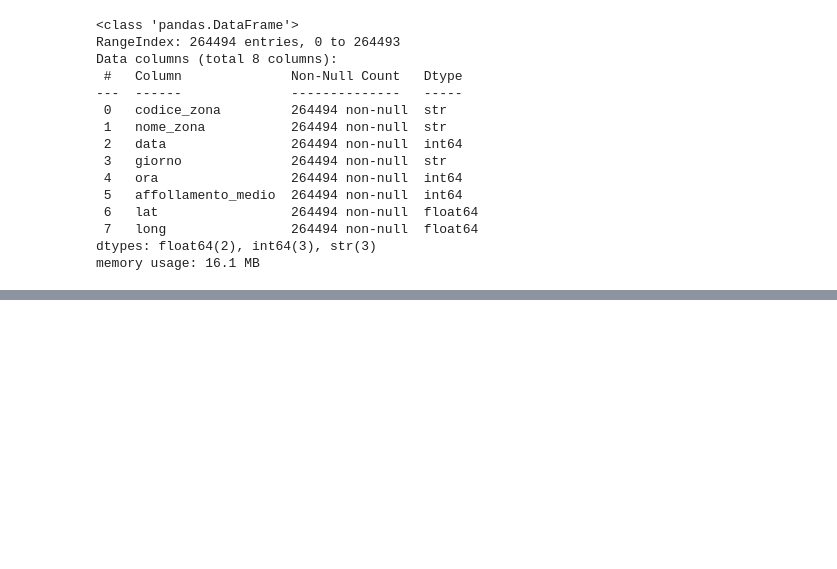
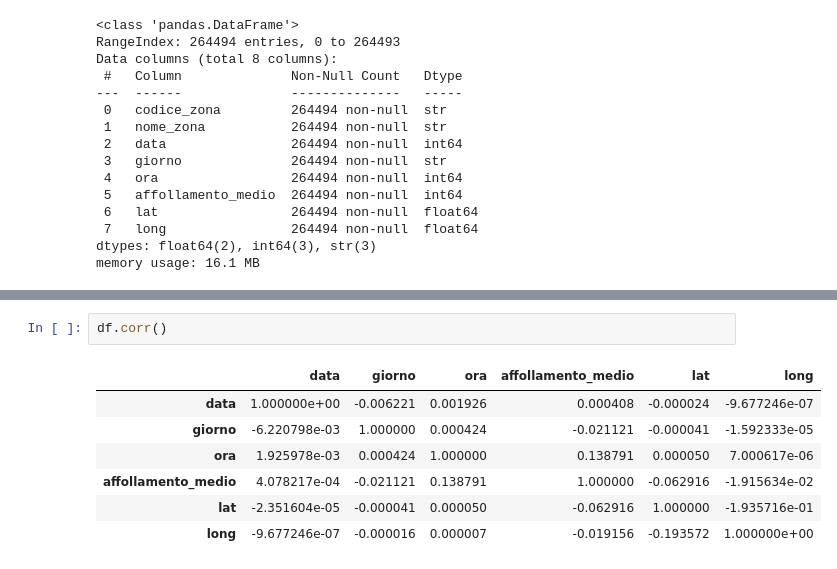
Before and after one commit to GabrieleBan/bologna_pop, a Jupyter notebook: main.ipynb, the cells around one changed output, grey strips where cells are left out. Drawn from its saved outputs; the diff is of its cells as text; blank space fills up the shorter version.

```diff
--- a/main.ipynb
+++ b/main.ipynb
@@ -124,0 +206,10 @@ memory usage: 16.1 MB
+# %%
+df.corr()
+# %% [output]
+|  | data | giorno | ora | affollamento_medio | lat | long |
+| data | 1.000000e+00 | -0.006221 | 0.001926 | 0.000408 | -0.000024 | -9.677246e-07 |
+| giorno | -6.220798e-03 | 1.000000 | 0.000424 | -0.021121 | -0.000041 | -1.592333e-05 |
+| ora | 1.925978e-03 | 0.000424 | 1.000000 | 0.138791 | 0.000050 | 7.000617e-06 |
+| affollamento_medio | 4.078217e-04 | -0.021121 | 0.138791 | 1.000000 | -0.062916 | -1.915634e-02 |
+| lat | -2.351604e-05 | -0.000041 | 0.000050 | -0.062916 | 1.000000 | -1.935716e-01 |
+| long | -9.677246e-07 | -0.000016 | 0.000007 | -0.019156 | -0.193572 | 1.000000e+00 |
```
Also changed, not shown: parts of 8 cells of this notebook.
